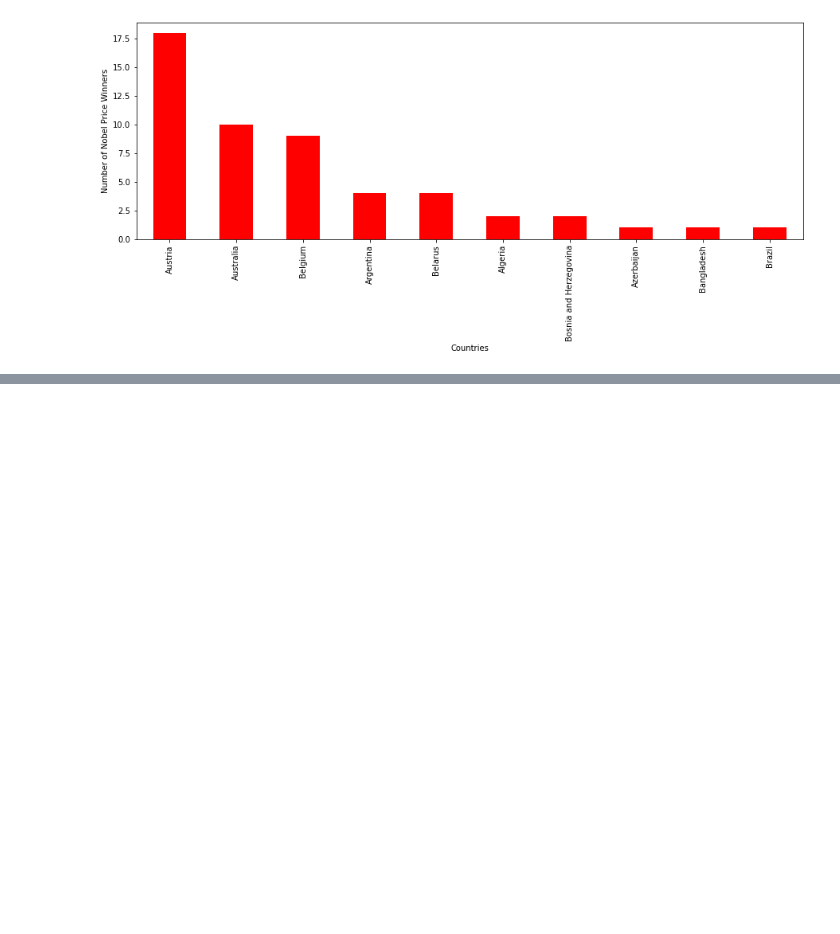
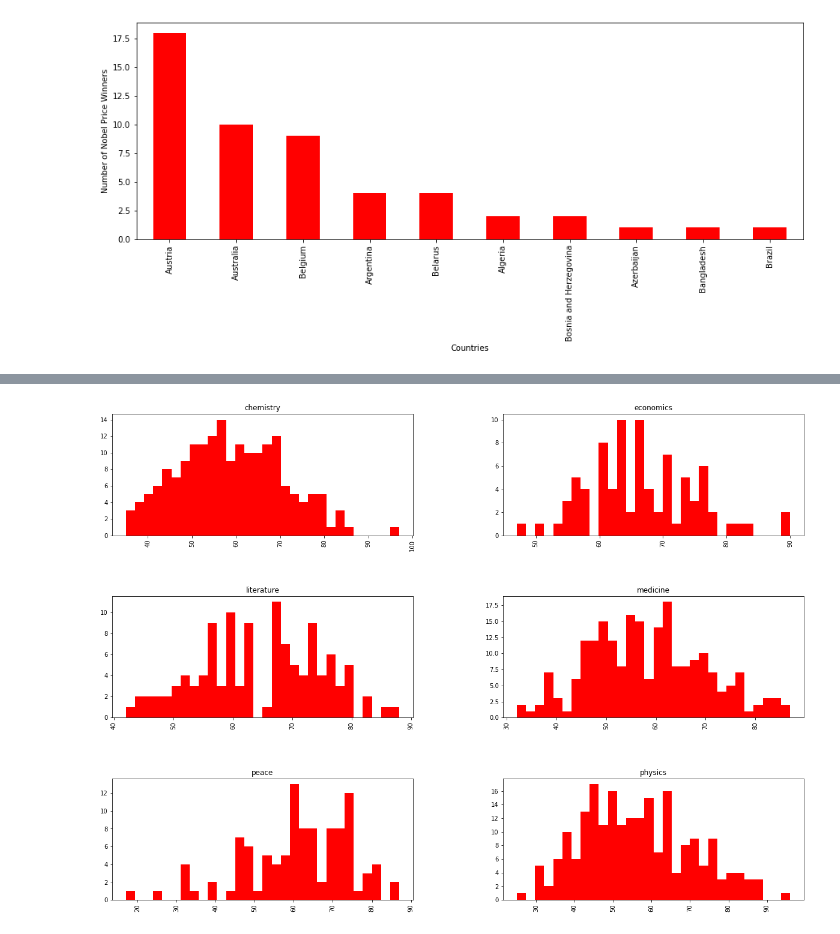
Before and after one commit to DamiOfLagos/Nobel-Prize-Winners, a Jupyter notebook: Nobel Prize winners - EDA.ipynb, the cells around one changed output, grey strips where cells are left out. Cells and saved outputs as stored; diff of their text form; code cells hidden in the pictures; blank space fills up the shorter version.

```diff
--- a/Nobel Prize winners - EDA.ipynb
+++ b/Nobel Prize winners - EDA.ipynb
@@ -173,0 +190,10 @@ Winner_per_country.plot(
+# %%
+df.hist(column='age_get_prize',
+    by='category',
+    bins=30,
+    legend=False,
+    color="red",
+    figsize=(20, 15),
+);
+# %% [output]
+[figure, added]
```
Also changed, not shown: parts of 5 cells of this notebook.
